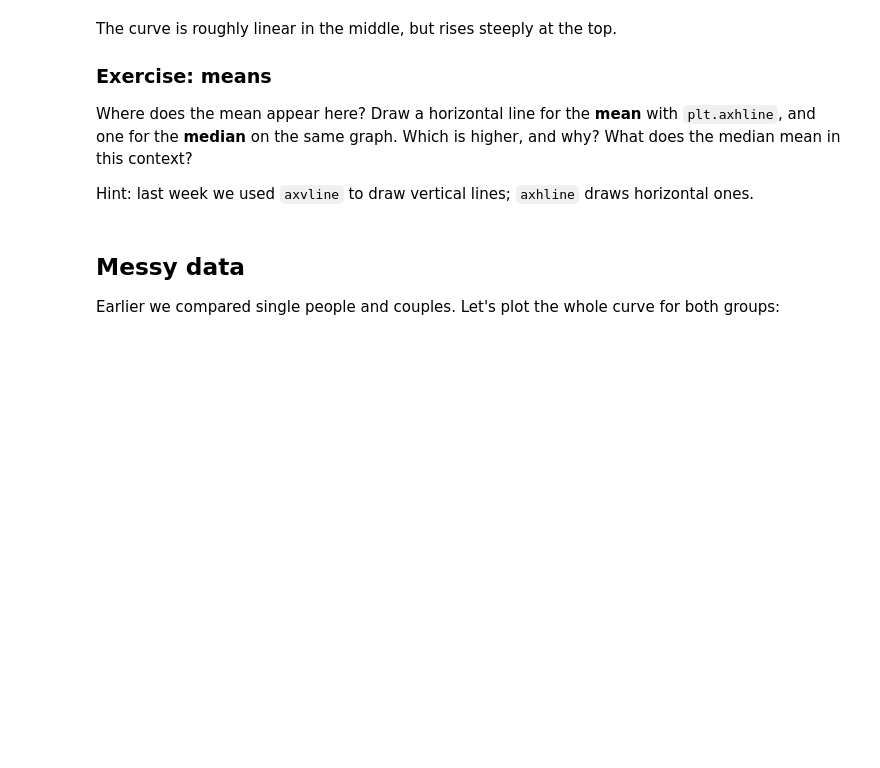
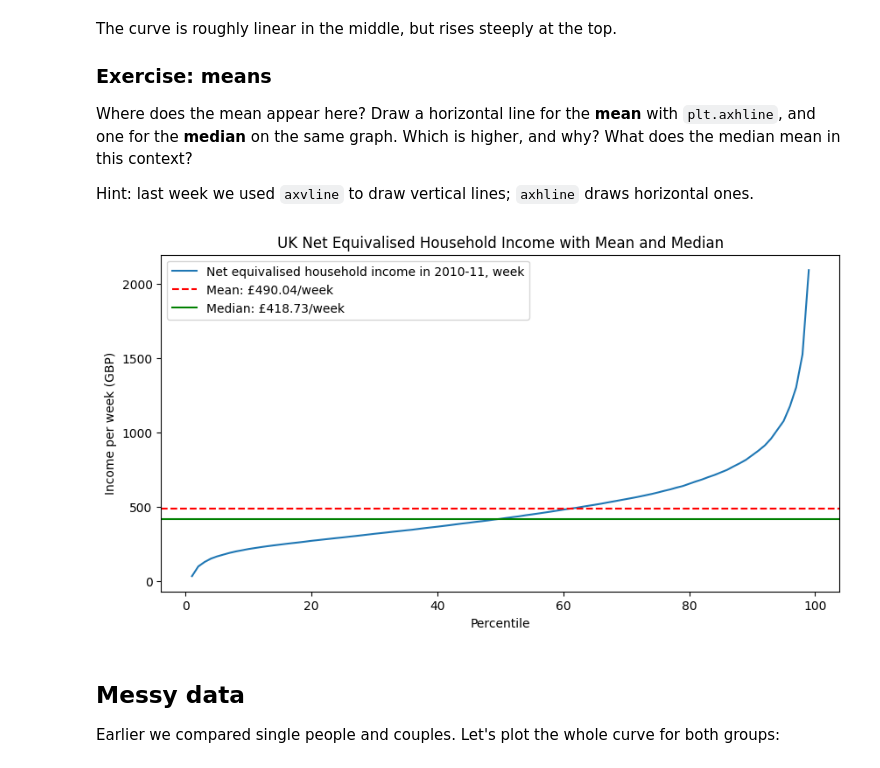
Before and after one commit to mayeuldelassus/Mayeul_del, a Jupyter notebook: notebooks/W02. Pandas.ipynb, the cells around one changed output. Drawn from its saved outputs; the diff is of its cells as text; code cells hidden in the pictures; blank space fills up the shorter version.

```diff
--- a/notebooks/W02. Pandas.ipynb
+++ b/notebooks/W02. Pandas.ipynb
@@ -158,6 +158,22 @@ Where does the mean appear here? Draw a horizontal line for the **mean** with `p
 Hint: last week we used `axvline` to draw vertical lines; `axhline` draws horizontal ones.
 # %%
 # your code here
+weekly = "Net equivalised household income in 2010-11, week"
+income[weekly].plot()
+mean_val = income[weekly].mean()
+plt.axhline(mean_val, color="red", linestyle="--", label=f"Mean: £{mean_val:.2f}/week")
+median_val = income[weekly].median()
+plt.axhline(median_val, color="green", linestyle="-", label=f"Median: £{median_val:.2f}/week")
+plt.title("UK Net Equivalised Household Income with Mean and Median")
+plt.xlabel("Percentile")
+plt.ylabel("Income per week (GBP)")
+plt.legend()
+plt.show()
+
+#The mean is higher thant the median because income distribution is right-skewed. The top 10% pull the avarage higher.
+#The median represents the 50th percentile of the population. So
+# %% [output]
+[figure, added]
 # %% [markdown]
 ## Messy data
 
```
Also changed, not shown: parts of 1 cell of this notebook.
